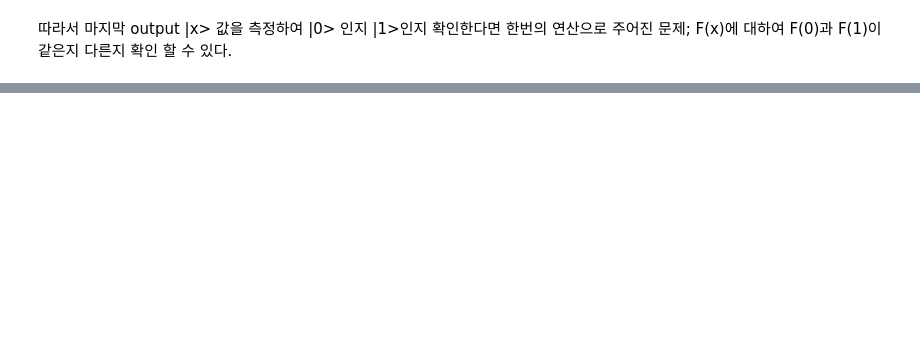
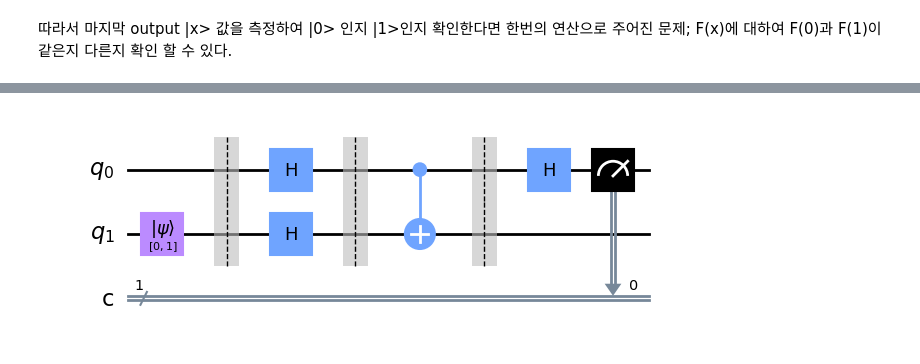
Before and after one commit to ksm999/QuantumComputing, a Jupyter notebook: 4_Deutsch_Jozsa_Algorithm.ipynb, the cells around one changed output, grey strips where cells are left out. Cells and saved outputs as stored; diff of their text form; code cells hidden in the pictures; blank space fills up the shorter version.

```diff
--- a/4_Deutsch_Jozsa_Algorithm.ipynb
+++ b/4_Deutsch_Jozsa_Algorithm.ipynb
@@ -62,0 +105,14 @@ F(x)에 대하여 F(0)과 F(1)이 같은지 다른지 확인 할 수 있다.
+# %%
+qc = QuantumCircuit(2,1)
+initial_state = [0,1]
+qc.initialize(initial_state ,1)
+qc.barrier()
+qc.h(range(0,2))
+qc.barrier()
+qc.cx(0,1)
+qc.barrier()
+qc.h(0)
+qc.measure([0],[0])
+qc.draw('mpl')
+# %% [output]
+[figure, added]
```
Also changed, not shown: parts of 12 cells of this notebook.
